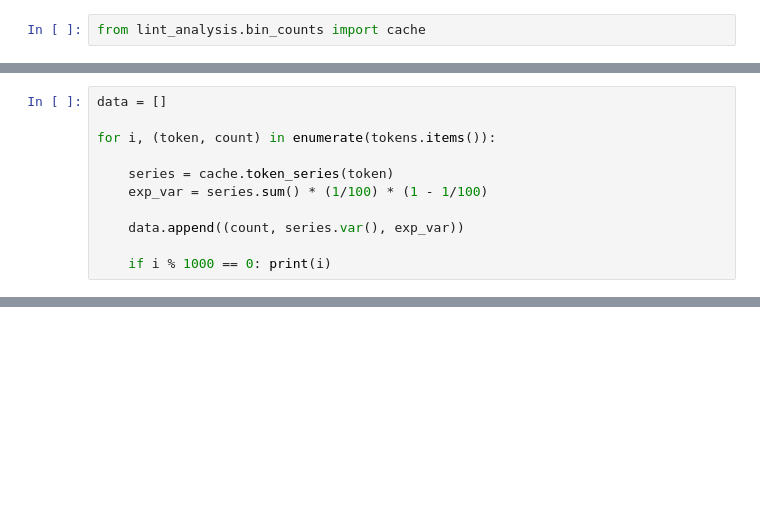
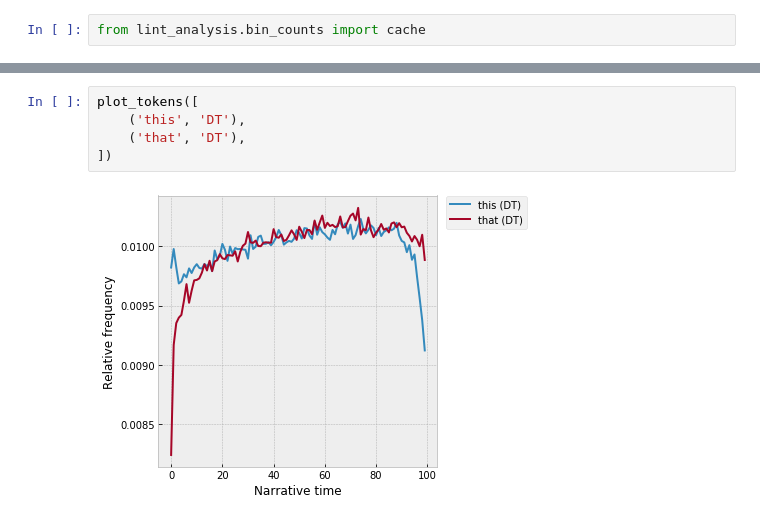
Before and after one commit to davidmcclure/lint-analysis, a Jupyter notebook: notebooks/posts/03-stopwords/cohorts.ipynb, the cells around one changed output, grey strips where cells are left out. Drawn from its saved outputs; the diff is of its cells as text; blank space fills up the shorter version.

```diff
--- a/notebooks/posts/03-stopwords/cohorts.ipynb
+++ b/notebooks/posts/03-stopwords/cohorts.ipynb
@@ -25,11 +9,0 @@ tokens = OrderedDict([
-# %%
-data = []
-
-for i, (token, count) in enumerate(tokens.items()):
-
-    series = cache.token_series(token)
-    exp_var = series.sum() * (1/100) * (1 - 1/100)
-
-    data.append((count, series.var(), exp_var))
-
-    if i % 1000 == 0: print(i)
@@ -226,0 +88,7 @@ cohorts.plot_multiples()
+# %%
+plot_tokens([
+    ('this', 'DT'),
+    ('that', 'DT'),
+])
+# %% [output]
+[figure, added]
```
Also changed, not shown: parts of 51 cells of this notebook, 8 other files.
